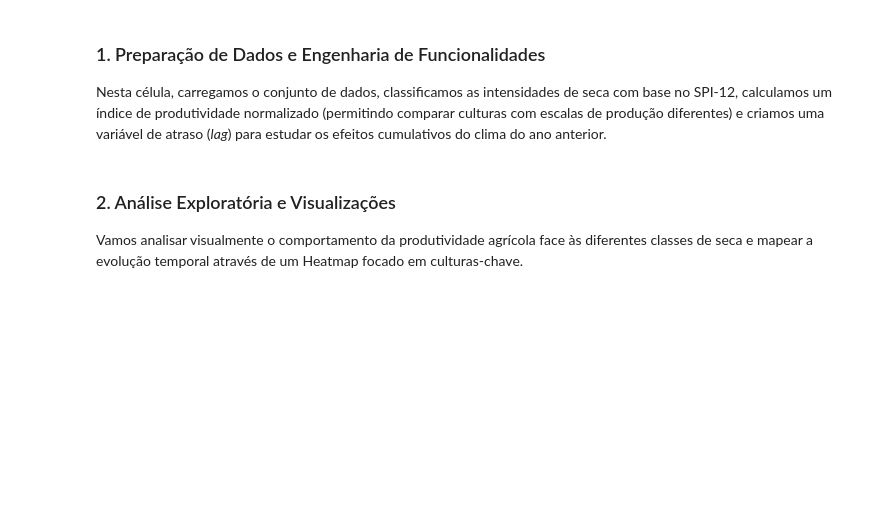
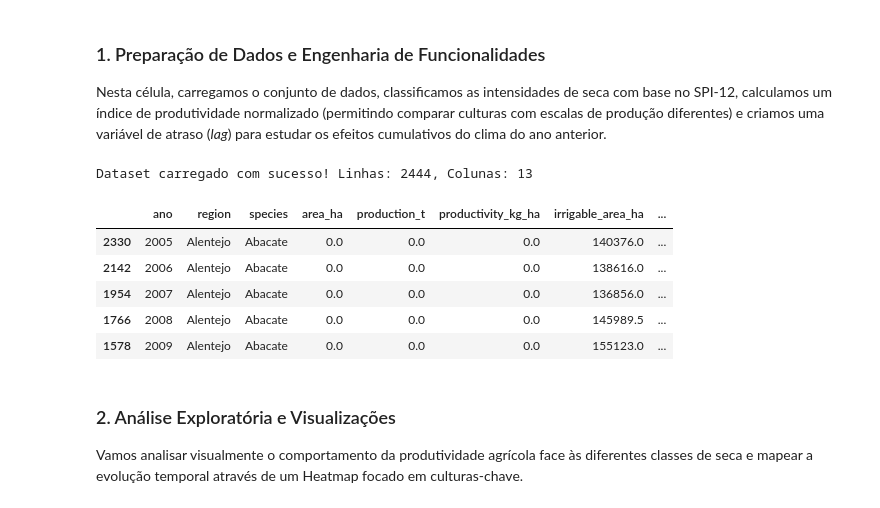
Before and after one commit to joaocanaslopes/AV_project-, a Jupyter notebook: analise_impacto_climatico_agricola.ipynb, the cells around one changed output. Saved outputs shown, nothing was run; the diff lists cells and outputs as text; code cells hidden in the pictures; blank space fills up the shorter version.

```diff
--- a/analise_impacto_climatico_agricola.ipynb
+++ b/analise_impacto_climatico_agricola.ipynb
@@ -15,34 +15,42 @@ import pandas as pd
 import numpy as np
 
 # 1. Carregar os dados
-df = pd.read_csv('total_com_spi12.csv')
+df = pd.read_csv('https://raw.githubusercontent.com/joaocanaslopes/AV_project-/refs/heads/main/total_com_spi12.csv')
 print(f"Dataset carregado com sucesso! Linhas: {df.shape[0]}, Colunas: {df.shape[1]}")
 
 # 2. Criar a classificação do SPI-12 (Classes de Seca)
 def classify_spi(spi):
     if spi <= -2:
         return "Seca extrema"
     elif spi <= -1.5:
         return "Seca severa"
     elif spi <= -1:
         return "Seca moderada"
     elif spi >= 1:
         return "Ano húmido"
     else:
         return "Normal"
 
 df['drought_class'] = df['spi_12'].apply(classify_spi)
 
 # 3. Normalizar a produtividade por cultura e região (Produtividade Relativa)
 mean_prod = df.groupby(['region', 'species'])['productivity_kg_ha'].transform('mean')
 df['productivity_index'] = np.where(mean_prod > 0, df['productivity_kg_ha'] / mean_prod, 0)
 
 # 4. Criar o Efeito Retardado (Lag Effect) do SPI-12 do ano anterior
 df = df.sort_values(by=['region', 'species', 'ano'])
 df['spi_12_lag1'] = df.groupby(['region', 'species'])['spi_12'].shift(1)
 
 # Visualizar sumário dos dados
 df.head()
+# %% [output]
+Dataset carregado com sucesso! Linhas: 2444, Colunas: 13
+|  | ano | region | species | area_ha | production_t | productivity_kg_ha | irrigable_area_ha | ... |
+| 2330 | 2005 | Alentejo | Abacate | 0.0 | 0.0 | 0.0 | 140376.0 | ... |
+| 2142 | 2006 | Alentejo | Abacate | 0.0 | 0.0 | 0.0 | 138616.0 | ... |
+| 1954 | 2007 | Alentejo | Abacate | 0.0 | 0.0 | 0.0 | 136856.0 | ... |
+| 1766 | 2008 | Alentejo | Abacate | 0.0 | 0.0 | 0.0 | 145989.5 | ... |
+| 1578 | 2009 | Alentejo | Abacate | 0.0 | 0.0 | 0.0 | 155123.0 | ... |
 # %% [markdown]
 ### 2. Análise Exploratória e Visualizações
 Vamos analisar visualmente o comportamento da produtividade agrícola face às diferentes classes de seca e mapear a evolução temporal através de um Heatmap focado em culturas-chave.
```
Also changed, not shown: parts of 5 cells of this notebook.
